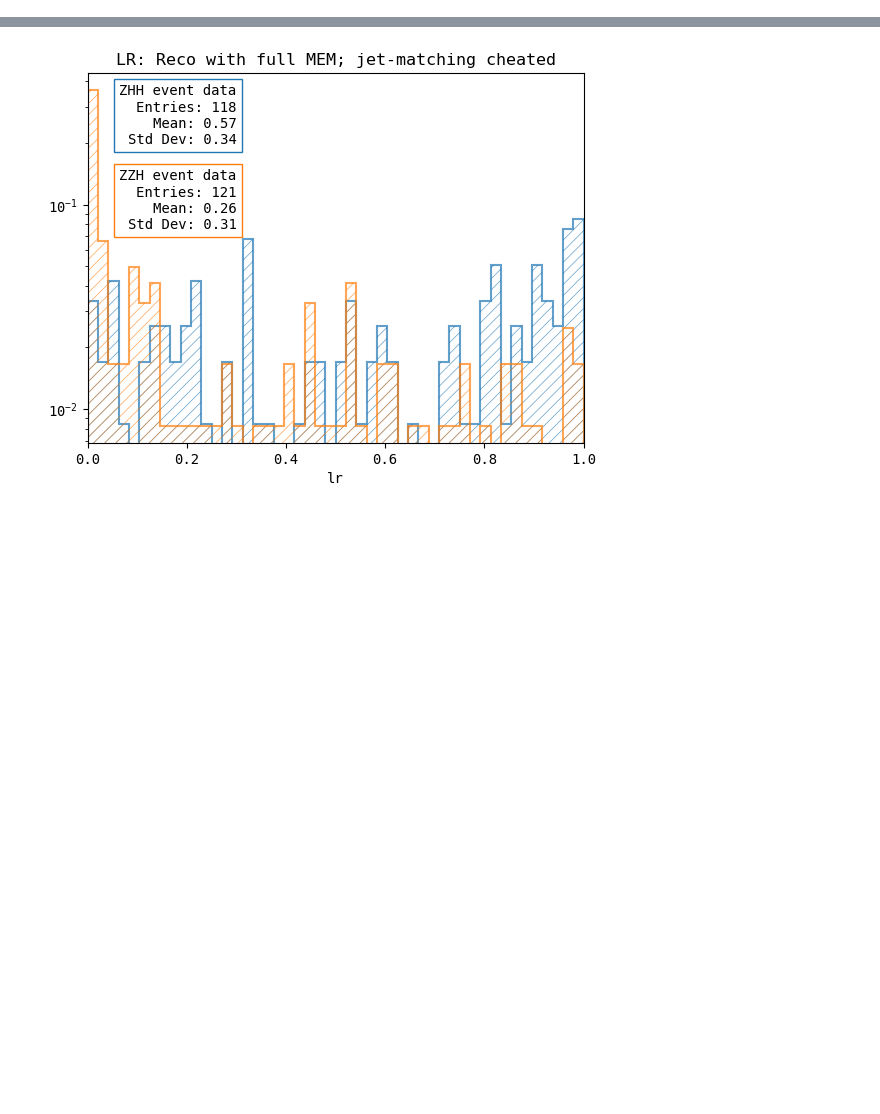
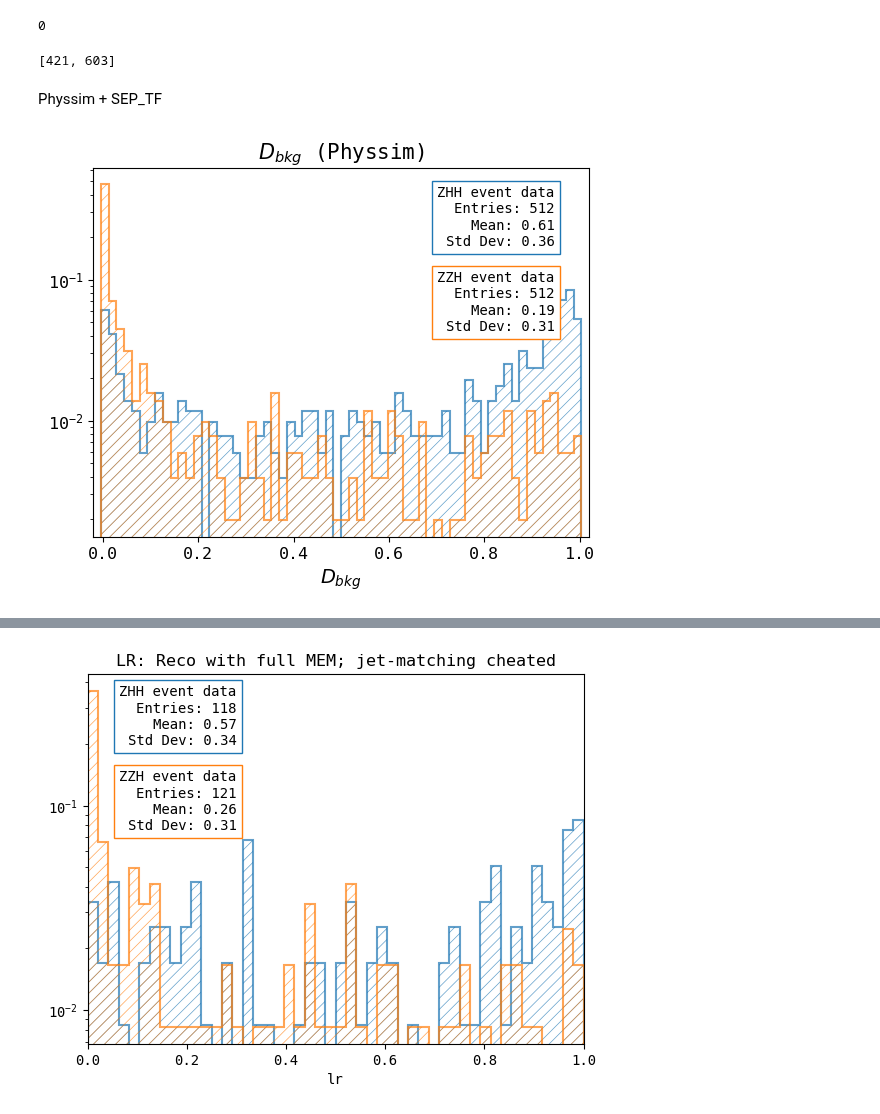
Before and after one commit to nVentis/MEM_HEP, a Jupyter notebook: results/mem_sep.ipynb, the cells around one changed output, grey strips where cells are left out. Cells and saved outputs as stored; diff of their text form; code cells hidden in the pictures; blank space fills up the shorter version.

```diff
--- a/results/mem_sep.ipynb
+++ b/results/mem_sep.ipynb
@@ -75,0 +104,19 @@ results.index[61]
+# %%
+np.count_nonzero(reco["passed_preselection"] == 0)
+# %% [output]
+0
+# %%
+print([
+    np.count_nonzero(results["zhh_mem"] > results["zzh_mem"]),
+    np.count_nonzero(results["zhh_mem"] < results["zzh_mem"])
+])
+# %% [output]
+[421, 603]
+# %% [markdown]
+Physsim + SEP_TF
+# %%
+results = load_results("/nfs/dust/ilc/user/bliewert/mem_integrate/results")
+# %%
+plot_r(results, "Physsim")
+# %% [output]
+[figure, added]
```
Also changed, not shown: parts of 13 cells of this notebook, 41 other files.
